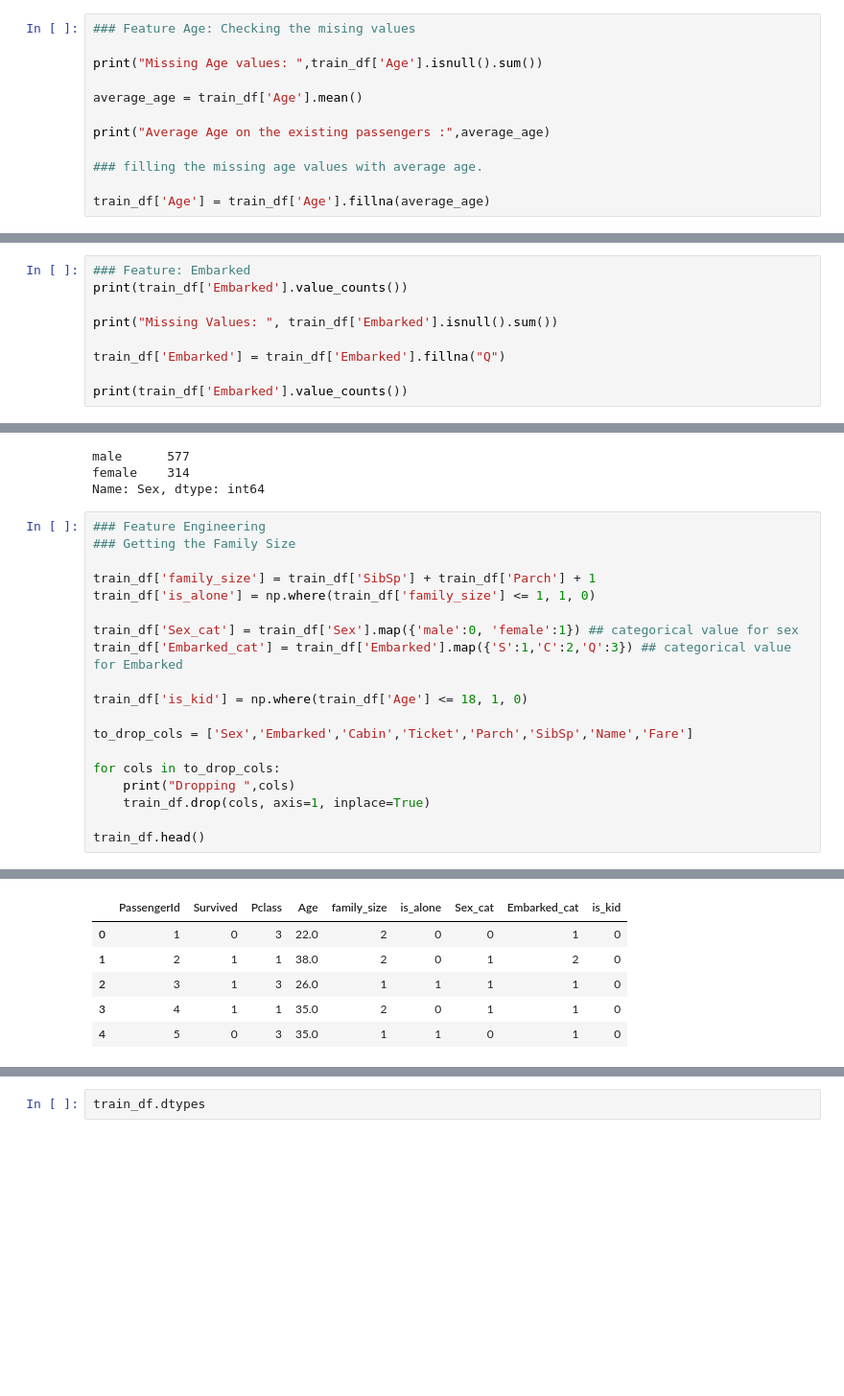
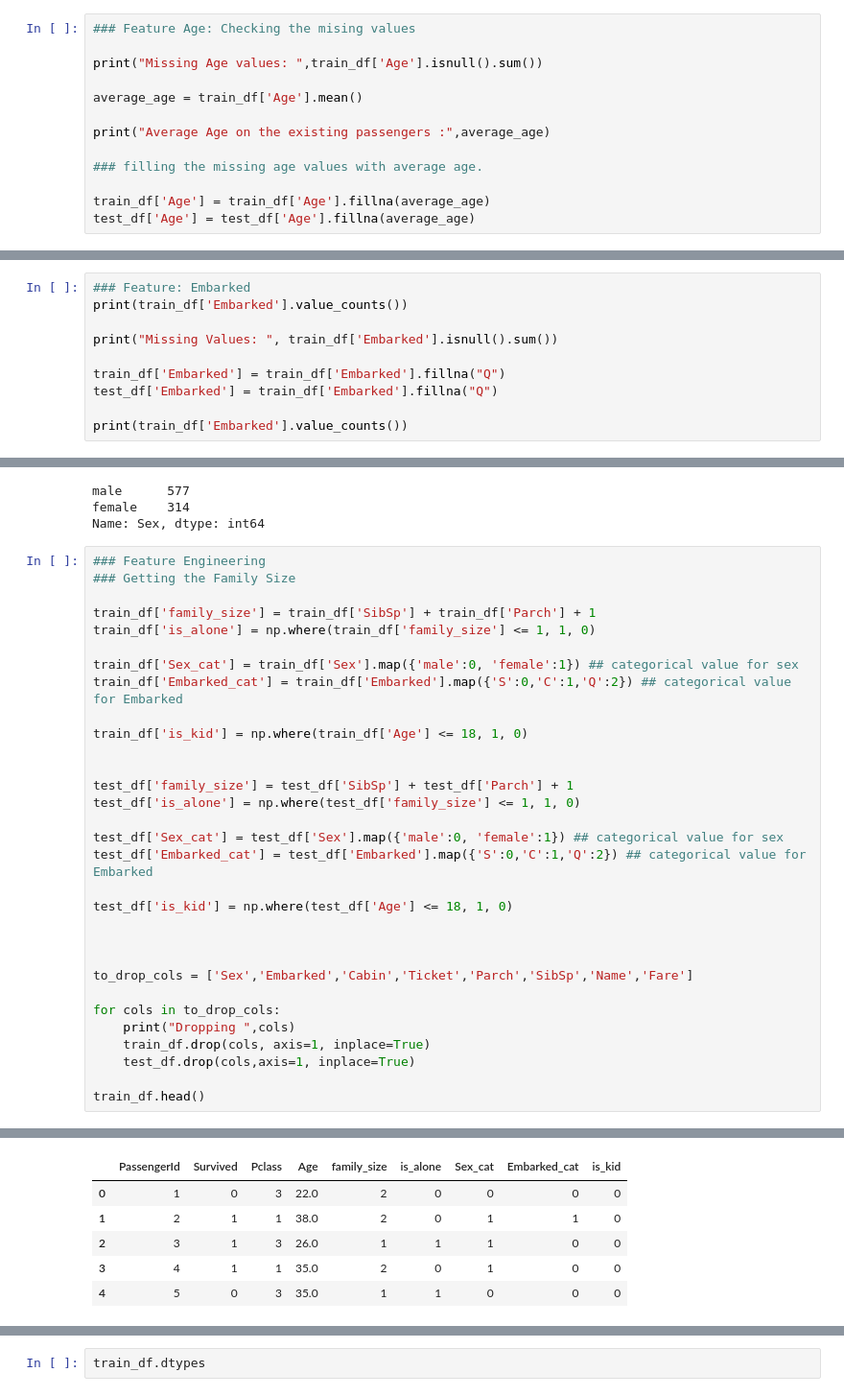
Before and after one commit to rishuatgithub/MLPy, a Jupyter notebook: torch/6. Titanic - ANN.ipynb, the cells around one changed output, grey strips where cells are left out. Shown at 96% size. Cells and saved outputs as stored; diff of their text form; blank space fills up the shorter version.

```diff
--- a/torch/6. Titanic - ANN.ipynb
+++ b/torch/6. Titanic - ANN.ipynb
@@ -47,6 +56,7 @@ print("Average Age on the existing passengers :",average_age)
 ### filling the missing age values with average age.
 
 train_df['Age'] = train_df['Age'].fillna(average_age)
+test_df['Age'] = test_df['Age'].fillna(average_age)
 # %% [output]
 Missing Age values:  177
 Average Age on the existing passengers : 29.69911764705882
@@ -62,6 +72,7 @@ print(train_df['Embarked'].value_counts())
 print("Missing Values: ", train_df['Embarked'].isnull().sum())
 
 train_df['Embarked'] = train_df['Embarked'].fillna("Q")
+test_df['Embarked'] = train_df['Embarked'].fillna("Q")
 
 print(train_df['Embarked'].value_counts())
 # %% [output]
@@ -94,34 +105,46 @@ Name: Sex, dtype: int64
 # %%
 ### Feature Engineering
 ### Getting the Family Size
 
 train_df['family_size'] = train_df['SibSp'] + train_df['Parch'] + 1
 train_df['is_alone'] = np.where(train_df['family_size'] <= 1, 1, 0)
 
 train_df['Sex_cat'] = train_df['Sex'].map({'male':0, 'female':1}) ## categorical value for sex
-train_df['Embarked_cat'] = train_df['Embarked'].map({'S':1,'C':2,'Q':3}) ## categorical value for Embarked
+train_df['Embarked_cat'] = train_df['Embarked'].map({'S':0,'C':1,'Q':2}) ## categorical value for Embarked
 
 train_df['is_kid'] = np.where(train_df['Age'] <= 18, 1, 0)
+
+
+test_df['family_size'] = test_df['SibSp'] + test_df['Parch'] + 1
+test_df['is_alone'] = np.where(test_df['family_size'] <= 1, 1, 0)
+
+test_df['Sex_cat'] = test_df['Sex'].map({'male':0, 'female':1}) ## categorical value for sex
+test_df['Embarked_cat'] = test_df['Embarked'].map({'S':0,'C':1,'Q':2}) ## categorical value for Embarked
+
+test_df['is_kid'] = np.where(test_df['Age'] <= 18, 1, 0)
+
+
 
 to_drop_cols = ['Sex','Embarked','Cabin','Ticket','Parch','SibSp','Name','Fare']
 
 for cols in to_drop_cols:
     print("Dropping ",cols)
     train_df.drop(cols, axis=1, inplace=True)
+    test_df.drop(cols,axis=1, inplace=True)
 
 train_df.head()
 # %% [output]
 Dropping  Sex
 Dropping  Embarked
 Dropping  Cabin
 Dropping  Ticket
 Dropping  Parch
 Dropping  SibSp
 Dropping  Name
 Dropping  Fare
 |  | PassengerId | Survived | Pclass | Age | family_size | is_alone | Sex_cat | Embarked_cat | is_kid |
-| 0 | 1 | 0 | 3 | 22.0 | 2 | 0 | 0 | 1 | 0 |
-| 1 | 2 | 1 | 1 | 38.0 | 2 | 0 | 1 | 2 | 0 |
-| 2 | 3 | 1 | 3 | 26.0 | 1 | 1 | 1 | 1 | 0 |
-| 3 | 4 | 1 | 1 | 35.0 | 2 | 0 | 1 | 1 | 0 |
-| 4 | 5 | 0 | 3 | 35.0 | 1 | 1 | 0 | 1 | 0 |
+| 0 | 1 | 0 | 3 | 22.0 | 2 | 0 | 0 | 0 | 0 |
+| 1 | 2 | 1 | 1 | 38.0 | 2 | 0 | 1 | 1 | 0 |
+| 2 | 3 | 1 | 3 | 26.0 | 1 | 1 | 1 | 0 | 0 |
+| 3 | 4 | 1 | 1 | 35.0 | 2 | 0 | 1 | 0 | 0 |
+| 4 | 5 | 0 | 3 | 35.0 | 1 | 1 | 0 | 0 | 0 |
```
Also changed, not shown: parts of 15 cells of this notebook, 7 other files.
